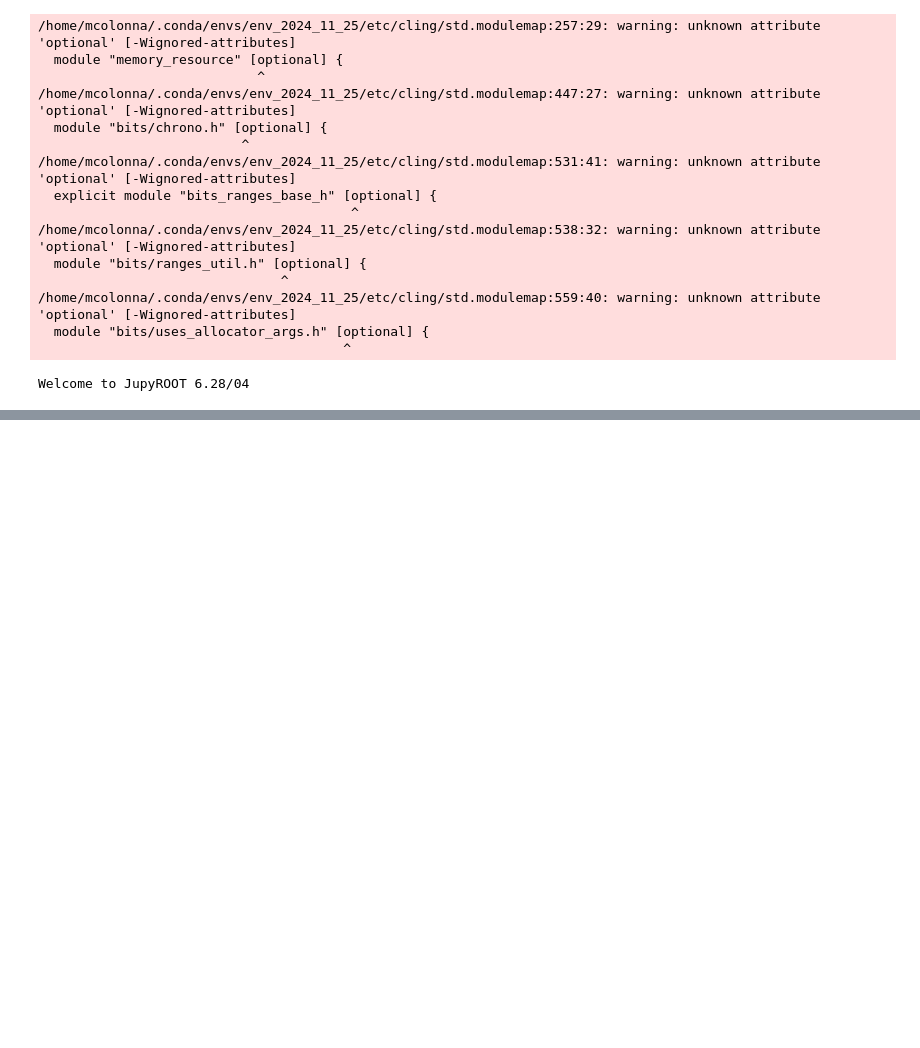
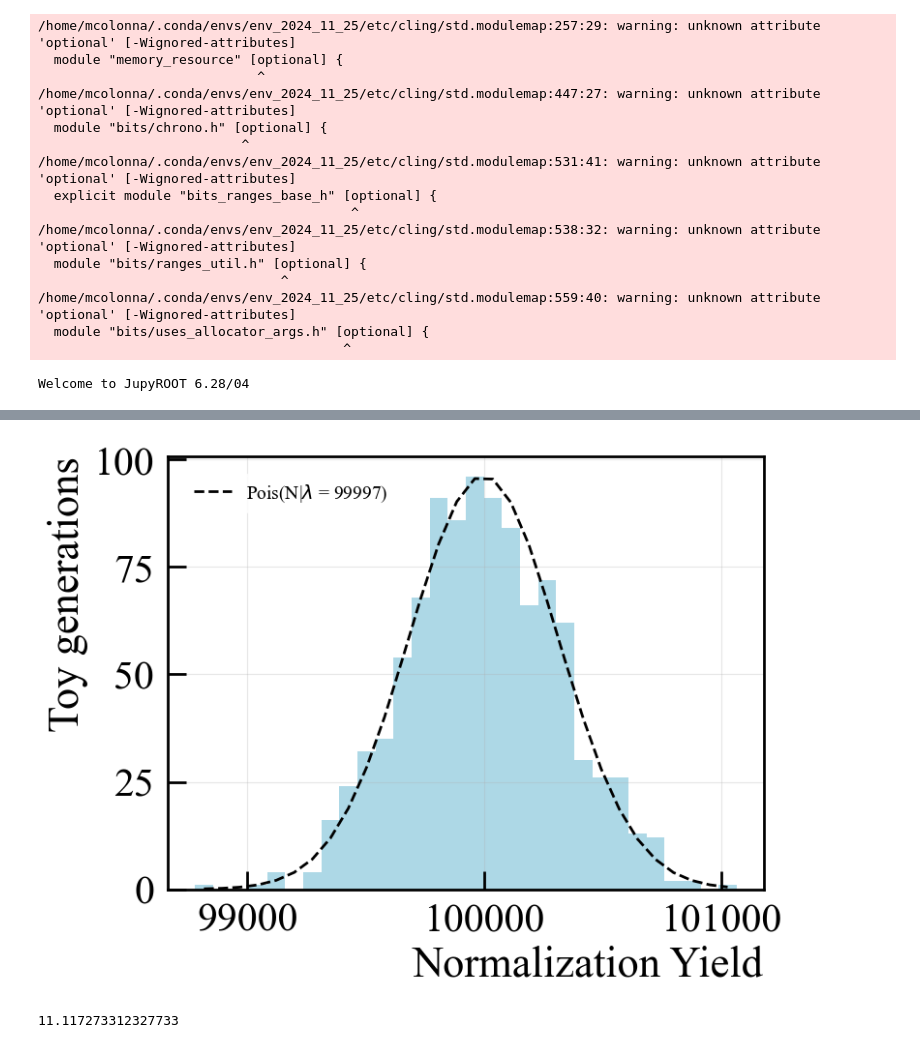
Before and after one commit to MarcoColonna/HammerFit-py, a Jupyter notebook: example/B02DstTauNu_Yield_fit.ipynb, the cells around one changed output, grey strips where cells are left out. Saved outputs shown, nothing was run; the diff lists cells and outputs as text; code cells hidden in the pictures; blank space fills up the shorter version.

```diff
--- a/example/B02DstTauNu_Yield_fit.ipynb
+++ b/example/B02DstTauNu_Yield_fit.ipynb
@@ -107,0 +145,8 @@ Wall time: 173 ms
+# %%
+central_value_list = []
+
+for i in range(1000):
+    if i%100 == 0: print(i)
+    fitter.upload_data_toy(**params)
+    minnll, vals, errs = fit_Yield2(fitter,**initial_guess)
+    central_value_list.append(vals)
@@ -107,0 +164,43 @@ Wall time: 173 ms
+# %%
+import matplotlib.pyplot as plt
+import numpy as np
+from scipy.stats import poisson
+import mplhep as hep
+plt.style.use([hep.style.LHCb1])
+
+key_to_plot = "Yield_control"
+values = [d[key_to_plot] for d in central_value_list]
+
+lambda_poisson = np.mean(values)
+
+# 3. Define bins using linspace
+num_bins = 30  # Define the number of bins
+bin_edges = np.linspace(int(min(values)), int(max(values)),num_bins+1)  # Bins over the range of data
+# 4. Generate histogram
+hist, bins = np.histogram(values, bins=bin_edges, density=False)
+bin_centers = (bins[:-1] + bins[1:]) / 2  # Compute bin centers for plotting
+x=np.array(bin_centers)
+p = []
+for xx in x:
+    val = poisson.pmf(int(xx), lambda_poisson) * len(values)*(int(max(values))-int(min(values)))/num_bins
+    p.append(val)
+poisson_fit = np.array(p)
+# 6. Plot histogram and Poisson fit
+plt.figure(figsize=(8, 6))
+plt.bar(bin_centers, hist, width=(bin_edges[1] - bin_edges[0]), color='lightblue', label='')
+plt.plot(x, poisson_fit, '--', lw=2, label=fr'Pois(N|$\lambda$ = {lambda_poisson:.0f})', color="black")
+# 7. Add labels, title, and legend
+plt.xlabel("Normalization Yield")
+plt.ylabel("Toy generations")
+plt.legend(loc='upper left', fontsize='medium')
+plt.title(f"")
+
+plt.grid(alpha=0.3)
+
+plt.show()
+# %% [output]
+[figure, added]
+# %%
+poisson.pmf(100571., lambda_poisson) * len(values)*(int(max(values))-int(min(values)))/50
+# %% [output]
+11.117273312327733
```
Also changed, not shown: parts of 7 cells of this notebook, 1 other file.
